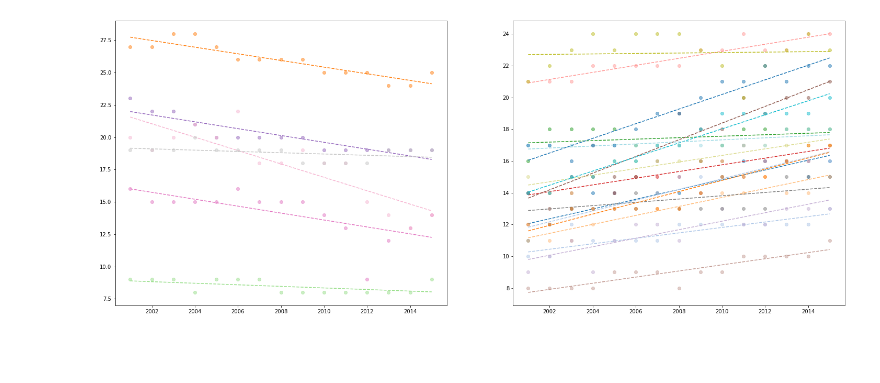
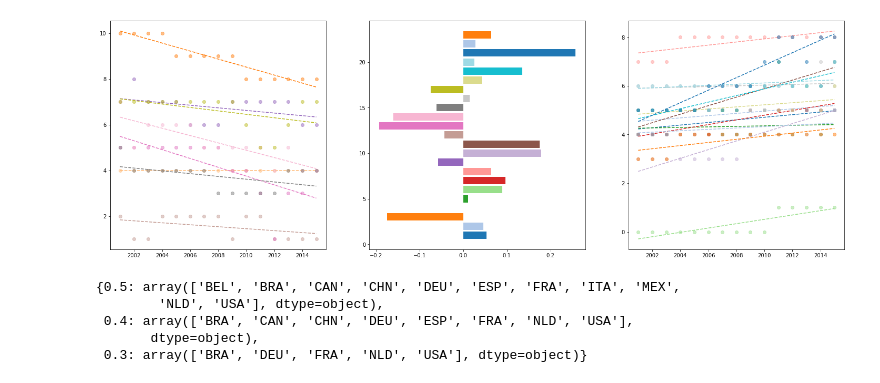
Before and after one commit to eigen-carmona/net-sci-project, a Jupyter notebook: RichClub.ipynb, the cells around one changed output. Drawn from its saved outputs; the diff is of its cells as text; code cells hidden in the pictures; blank space fills up the shorter version.

```diff
--- a/RichClub.ipynb
+++ b/RichClub.ipynb
@@ -24,5 +28,5 @@ G = nx.from_pandas_edgelist(df_mono,
 # %%
-p = 0.7
+p = 0.5
 years = np.unique(df.yr)
 commodities = np.unique(df.cmdCode)
 rich_club = {comm : [] for comm in commodities}
@@ -31,5 +35,6 @@ for cc, comm in enumerate(commodities):
         df_tmp     = df.loc[(df.cmdCode == comm) & (df.yr == year)].reset_index()
         tot_export = df_tmp.groupby('pt3ISO')['TradeValue'].sum().values.sum()
         df_export  = df_tmp.groupby('pt3ISO').sum().reset_index().loc[:,['pt3ISO', 'TradeValue']].sort_values(by=['TradeValue'], axis=0, ascending=False).reset_index()
-        rich_mask  = list(df_export.TradeValue.cumsum() < tot_export*p)
-        rich_club[comm].append(df_export.pt3ISO[rich_mask].values)
+        rich_mask  = [True, *list(df_export.TradeValue.cumsum() < tot_export*p)[:-1]]
+        #rich_club[comm].append(df_export.pt3ISO[rich_mask].values)
+        rich_club[comm].append(np.sort(df_export.pt3ISO[rich_mask].values))
@@ -35,0 +148,23 @@ for cc, comm in enumerate(commodities):
+# %%
+fig, ax = plt.subplots(1,1, figsize=[8,8])
+cmap = get_cmap('tab20')  # type: matplotlib.colors.ListedColormap
+colorss = cmap.colors  # type: list
+slopes = np.zeros(len(commodities))
+for cc,comm in enumerate(commodities):
+    y = rich_club_2[comm]
+    slopes[cc], a = np.polyfit(years, y, 1)
+    #if (slopes[cc]<0):
+    #    ax[0].plot(years, y, 'o', color=colorss[cc%20], alpha=0.5)
+    #    ax[0].plot(years, a + slopes[cc]*years, '--', color=colorss[cc%20])
+    #else:
+    #    ax[2].plot(years, y, 'o', color=colorss[cc%20], alpha=0.5)
+    #    ax[2].plot(years, a + slopes[cc]*years, '--', color=colorss[cc%20])
+    #if (slopes[cc] > 0):
+    #    ax.text(-0.010,comm-0.15, y[-1])
+    #else:
+    #    ax.text(0.002,comm-0.15, y[-1])
+ax.barh(commodities, slopes, color=colorss)
+ax.set_yticks(commodities)
+ax.grid(linestyle='--', zorder=-10, linewidth=0.5)
+
+plt.show()
@@ -45,15 +277,18 @@ for year in years:
 # %%
-fig, ax = plt.subplots(1,2, figsize=[25,10])
+fig, ax = plt.subplots(1,3, figsize=[25,8])
 cmap = get_cmap('tab20')  # type: matplotlib.colors.ListedColormap
 colorss = cmap.colors  # type: list
+slopes = np.zeros(len(commodities))
 for cc,comm in enumerate(commodities):
     y = party_members(rich_club[comm])
-    b, a = np.polyfit(years, y, 1)
-    if (b<0):
+    slopes[cc], a = np.polyfit(years, y, 1)
+    if (slopes[cc]<0):
         ax[0].plot(years, y, 'o', color=colorss[cc%20], alpha=0.5)
-        ax[0].plot(years, a + b*years, '--', color=colorss[cc%20])
+        ax[0].plot(years, a + slopes[cc]*years, '--', color=colorss[cc%20])
     else:
-        ax[1].plot(years, y, 'o', color=colorss[cc%20], alpha=0.5)
-        ax[1].plot(years, a + b*years, '--', color=colorss[cc%20])
+        ax[2].plot(years, y, 'o', color=colorss[cc%20], alpha=0.5)
+        ax[2].plot(years, a + slopes[cc]*years, '--', color=colorss[cc%20])
+ax[1].barh(commodities, slopes, color=colorss)
+plt.show()
 # %% [output]
-[figure, old version]
+[figure, new version]
@@ -59,0 +299,8 @@ for cc,comm in enumerate(commodities):
+# %%
+rich_rich_club
+# %% [output]
+{0.5: array(['BEL', 'BRA', 'CAN', 'CHN', 'DEU', 'ESP', 'FRA', 'ITA', 'MEX',
+        'NLD', 'USA'], dtype=object),
+ 0.4: array(['BRA', 'CAN', 'CHN', 'DEU', 'ESP', 'FRA', 'NLD', 'USA'],
+       dtype=object),
+ 0.3: array(['BRA', 'DEU', 'FRA', 'NLD', 'USA'], dtype=object)}
```
Also changed, not shown: parts of 21 cells of this notebook, 1 other file.
